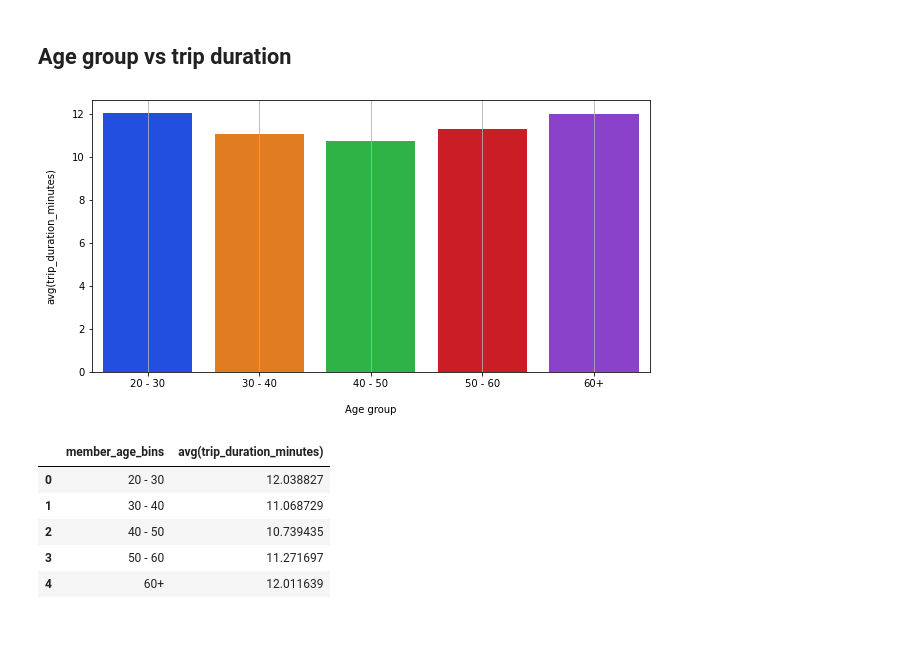
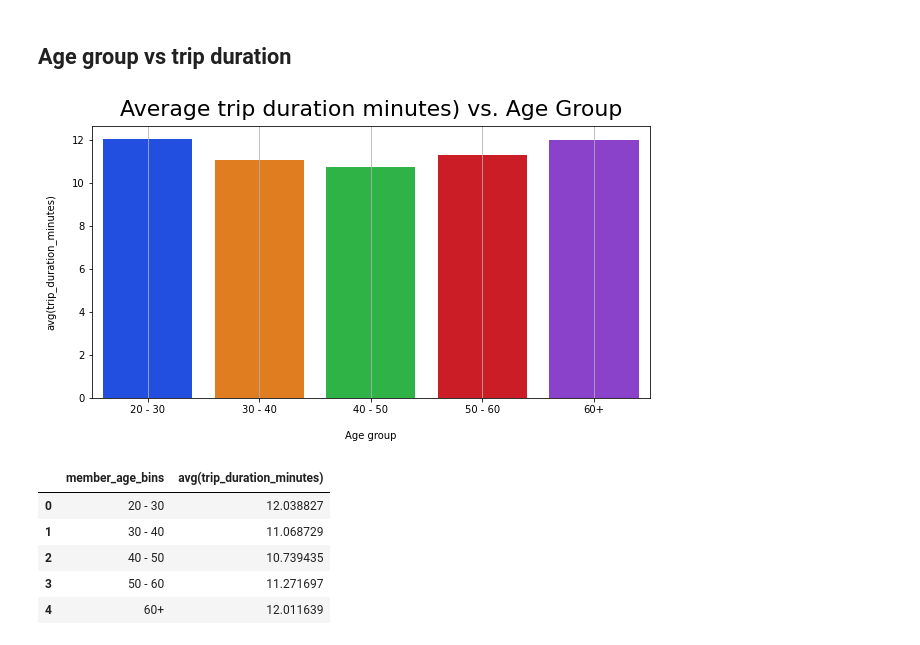
Before and after one commit to JulienAganze/Ford_Go_Bike_Project_Pyspark, a Jupyter notebook: data_manipulation.ipynb, the cells around one changed output. Drawn from its saved outputs; the diff is of its cells as text; code cells hidden in the pictures.

```diff
--- a/data_manipulation.ipynb
+++ b/data_manipulation.ipynb
@@ -937,16 +918,16 @@ trip_duration_age = df1.groupBy(['member_age_bins']).agg({'trip_duration_minutes
 # %%
 plt.figure(figsize=(10,5))
 sns.barplot(data=trip_duration_age, x=trip_duration_age['member_age_bins'], y= trip_duration_age['avg(trip_duration_minutes)'],palette='bright')
 plt.ylabel('avg(trip_duration_minutes)', labelpad=16)
 plt.xlabel('Age group', labelpad=16)
 
 ax = plt.gca()
 ax.xaxis.grid()
-
+plt.title('Average trip duration minutes) vs. Age Group', fontsize=22, y=1.015)
 plt.xticks(rotation=0)
 plt.show()
 # %% [output]
-[figure, old version]
+[figure, new version]
 # %%
 trip_duration_age
 # %% [output]
```
Also changed, not shown: parts of 101 cells of this notebook.
